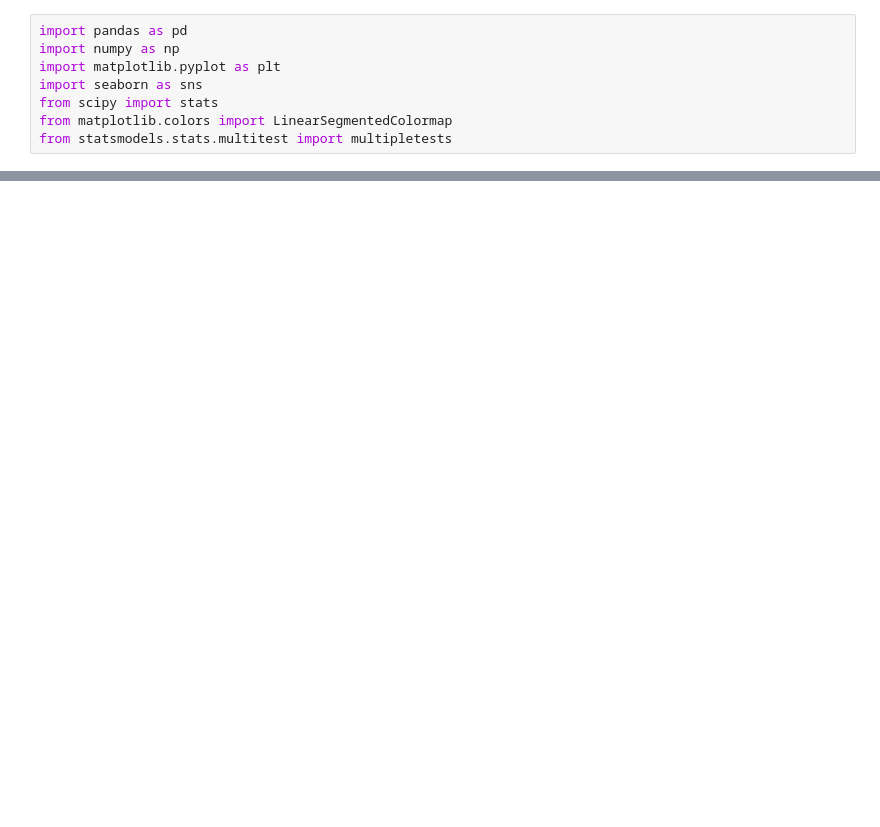
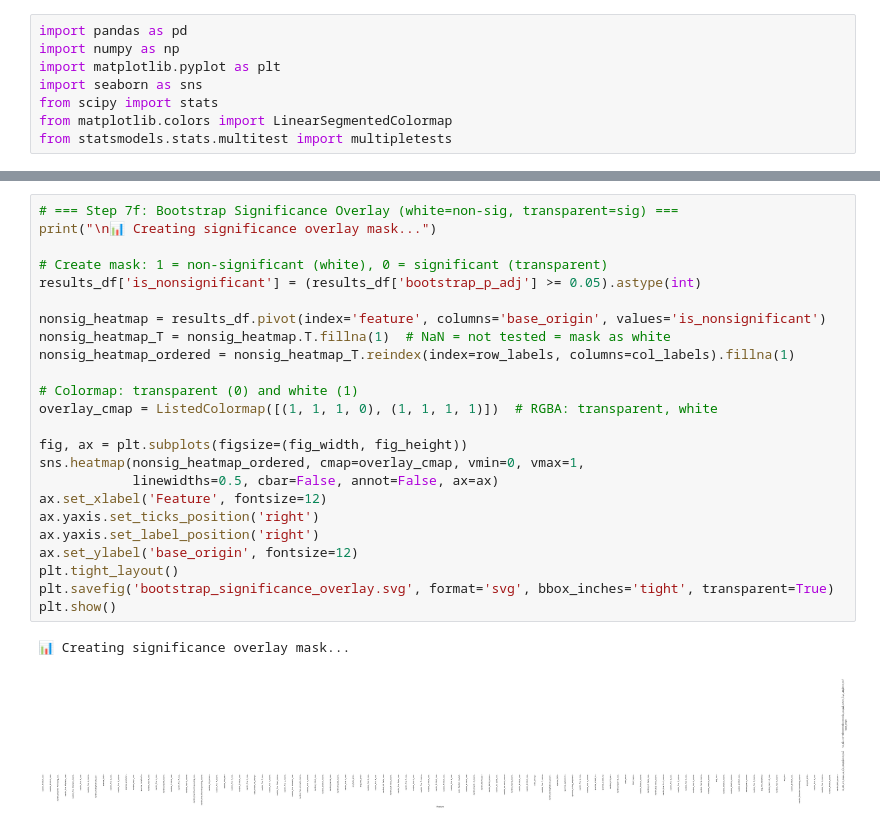
Before and after one commit to sukeniklab/GOOSE_2026, a Jupyter notebook: Sequencing/heatmap_fig.ipynb, the cells around one changed output, grey strips where cells are left out. Cells and saved outputs as stored; diff of their text form; blank space fills up the shorter version.

```diff
--- a/Sequencing/heatmap_fig.ipynb
+++ b/Sequencing/heatmap_fig.ipynb
@@ -313,0 +317,27 @@ print(f"\n✅ Generated {plot_count} scatter plots for correlations with |r| >=
+# %%
+# === Step 7f: Bootstrap Significance Overlay (white=non-sig, transparent=sig) ===
+print("\n📊 Creating significance overlay mask...")
+
+# Create mask: 1 = non-significant (white), 0 = significant (transparent)
+results_df['is_nonsignificant'] = (results_df['bootstrap_p_adj'] >= 0.05).astype(int)
+
+nonsig_heatmap = results_df.pivot(index='feature', columns='base_origin', values='is_nonsignificant')
+nonsig_heatmap_T = nonsig_heatmap.T.fillna(1)  # NaN = not tested = mask as white
+nonsig_heatmap_ordered = nonsig_heatmap_T.reindex(index=row_labels, columns=col_labels).fillna(1)
+
+# Colormap: transparent (0) and white (1)
+overlay_cmap = ListedColormap([(1, 1, 1, 0), (1, 1, 1, 1)])  # RGBA: transparent, white
+
+fig, ax = plt.subplots(figsize=(fig_width, fig_height))
+sns.heatmap(nonsig_heatmap_ordered, cmap=overlay_cmap, vmin=0, vmax=1,
+            linewidths=0.5, cbar=False, annot=False, ax=ax)
+ax.set_xlabel('Feature', fontsize=12)
+ax.yaxis.set_ticks_position('right')
+ax.yaxis.set_label_position('right')
+ax.set_ylabel('base_origin', fontsize=12)
+plt.tight_layout()
+plt.savefig('bootstrap_significance_overlay.svg', format='svg', bbox_inches='tight', transparent=True)
+plt.show()
+# %% [output]
+📊 Creating significance overlay mask...
+[figure, added]
```
Also changed, not shown: parts of 12 cells of this notebook, 1 other file.
